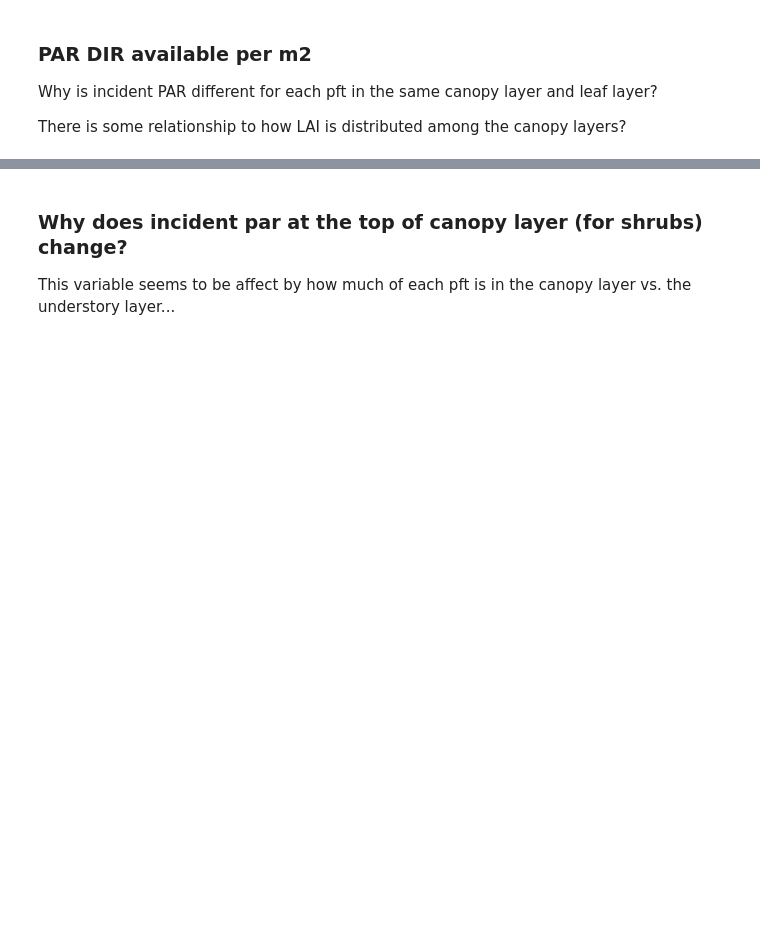
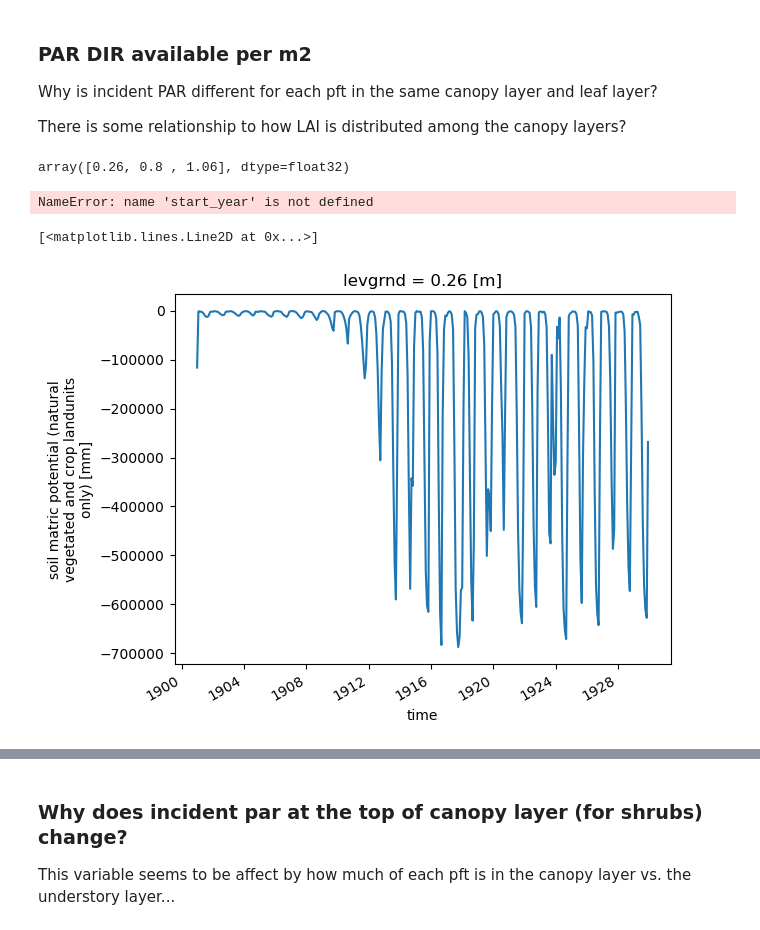
Before and after one commit to adamhb/Earth-System-Model-Tools, a Jupyter notebook: process_output/scratch.ipynb, the cells around one changed output, grey strips where cells are left out. Saved outputs shown, nothing was run; the diff lists cells and outputs as text; code cells hidden in the pictures; blank space fills up the shorter version.

```diff
--- a/process_output/scratch.ipynb
+++ b/process_output/scratch.ipynb
@@ -92,4 +115,23 @@ FATES_PARPROF_DIF_CL_LL_PF = clllpf_to_cl_ll_pf(ds.FATES_PARPROF_DIF_CLLLPF)
 Why is incident PAR different for each pft in the same canopy layer and leaf layer?
 
 There is some relationship to how LAI is distributed among the canopy layers?
+# %%
+ds.levgrnd
+
+ds.levgrnd.values[[4,7,8]]
+# %% [output]
+array([0.26, 0.8 , 1.06], dtype=float32)
+# %%
+start_year
+# %% [output]
+NameError: name 'start_year' is not defined
+# %%
+end_year = 1930
+
+
+
+ds.SMP.isel(levgrnd = 4).plot()
+# %% [output]
+[<matplotlib.lines.Line2D at 0x...>]
+[figure, added]
 # %%
```
Also changed, not shown: parts of 8 cells of this notebook, 19 other files.
